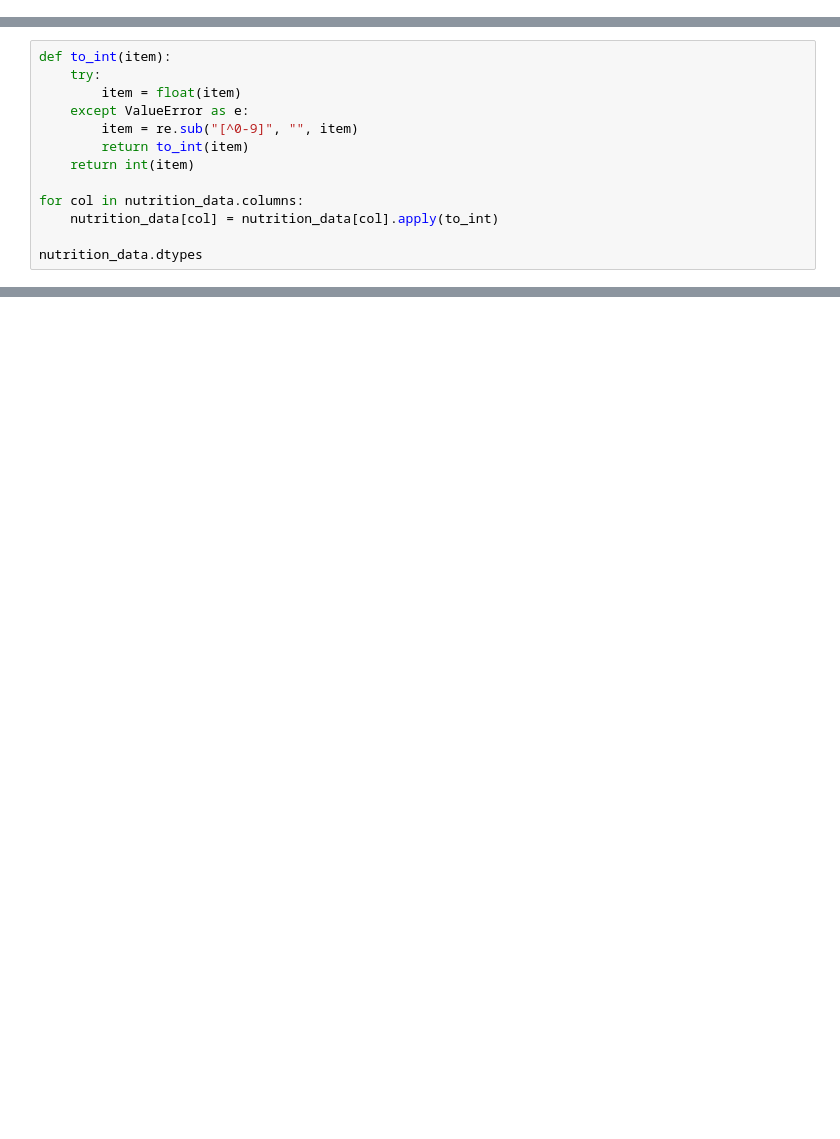
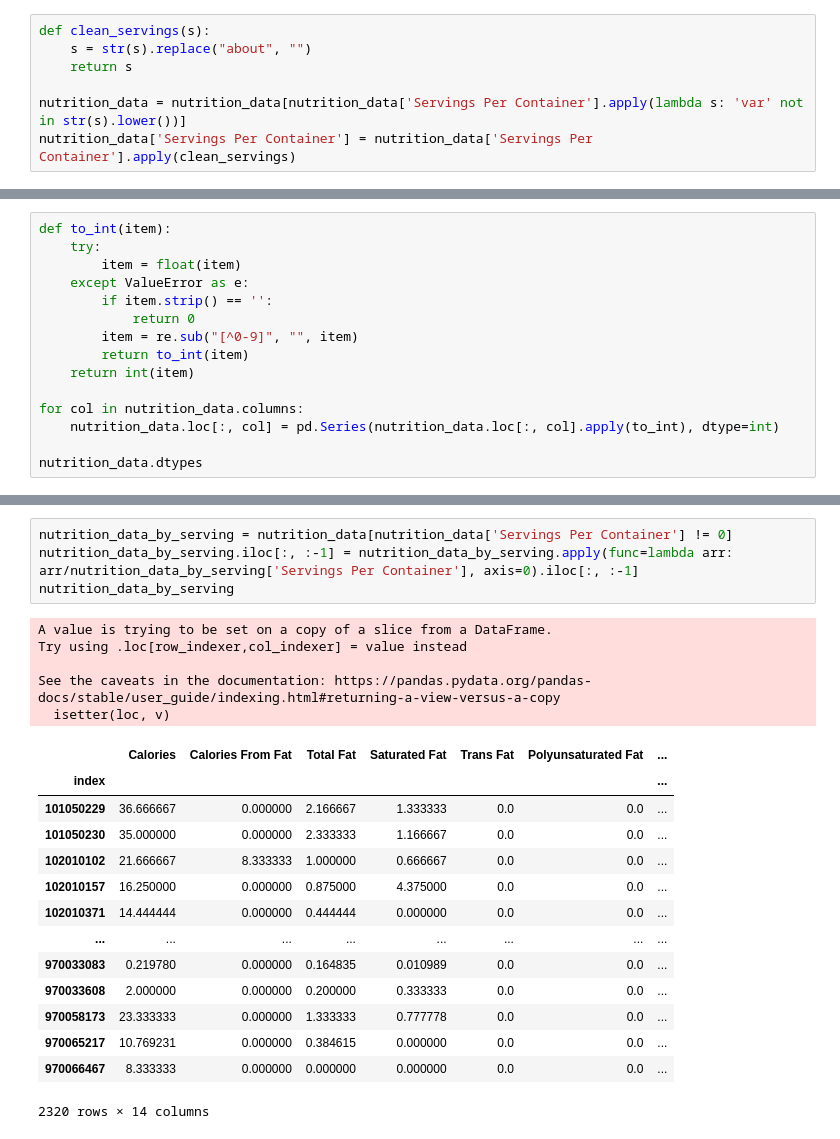
Before and after one commit to aurumkathuria/Foodify, a Jupyter notebook: Safeway Recommendation Model.ipynb, the cells around one changed output, grey strips where cells are left out. Cells and saved outputs as stored; diff of their text form; blank space fills up the shorter version.

```diff
--- a/Safeway Recommendation Model.ipynb
+++ b/Safeway Recommendation Model.ipynb
@@ -80,0 +158,7 @@ nutrition_data = nutrition_data.fillna(0)
+# %%
+def clean_servings(s):
+    s = str(s).replace("about", "")
+    return s
+
+nutrition_data = nutrition_data[nutrition_data['Servings Per Container'].apply(lambda s: 'var' not in str(s).lower())]
+nutrition_data['Servings Per Container'] = nutrition_data['Servings Per Container'].apply(clean_servings)
@@ -83,12 +172,14 @@ def to_int(item):
     try:
         item = float(item)
     except ValueError as e:
+        if item.strip() == '':
+            return 0
         item = re.sub("[^0-9]", "", item)
         return to_int(item)
     return int(item)
 
 for col in nutrition_data.columns:
-    nutrition_data[col] = nutrition_data[col].apply(to_int)
+    nutrition_data.loc[:, col] = pd.Series(nutrition_data.loc[:, col].apply(to_int), dtype=int)
 
 nutrition_data.dtypes
 # %% [output]
@@ -108,0 +205,24 @@ dtype: object
+# %%
+nutrition_data_by_serving = nutrition_data[nutrition_data['Servings Per Container'] != 0]
+nutrition_data_by_serving.iloc[:, :-1] = nutrition_data_by_serving.apply(func=lambda arr: arr/nutrition_data_by_serving['Servings Per Container'], axis=0).iloc[:, :-1]
+nutrition_data_by_serving
+# %% [output]
+A value is trying to be set on a copy of a slice from a DataFrame.
+Try using .loc[row_indexer,col_indexer] = value instead
+
+See the caveats in the documentation: https://pandas.pydata.org/pandas-docs/stable/user_guide/indexing.html#returning-a-view-versus-a-copy
+  isetter(loc, v)
+|  | Calories | Calories From Fat | Total Fat | Saturated Fat | Trans Fat | Polyunsaturated Fat | ... |
+| index |  |  |  |  |  |  | ... |
+| 101050229 | 36.666667 | 0.000000 | 2.166667 | 1.333333 | 0.0 | 0.0 | ... |
+| 101050230 | 35.000000 | 0.000000 | 2.333333 | 1.166667 | 0.0 | 0.0 | ... |
+| 102010102 | 21.666667 | 8.333333 | 1.000000 | 0.666667 | 0.0 | 0.0 | ... |
+| 102010157 | 16.250000 | 0.000000 | 0.875000 | 4.375000 | 0.0 | 0.0 | ... |
+| 102010371 | 14.444444 | 0.000000 | 0.444444 | 0.000000 | 0.0 | 0.0 | ... |
+| ... | ... | ... | ... | ... | ... | ... | ... |
+| 970033083 | 0.219780 | 0.000000 | 0.164835 | 0.010989 | 0.0 | 0.0 | ... |
+| 970033608 | 2.000000 | 0.000000 | 0.200000 | 0.333333 | 0.0 | 0.0 | ... |
+| 970058173 | 23.333333 | 0.000000 | 1.333333 | 0.777778 | 0.0 | 0.0 | ... |
+| 970065217 | 10.769231 | 0.000000 | 0.384615 | 0.000000 | 0.0 | 0.0 | ... |
+| 970066467 | 8.333333 | 0.000000 | 0.000000 | 0.000000 | 0.0 | 0.0 | ... |
+2320 rows × 14 columns
```
Also changed, not shown: parts of 29 cells of this notebook, 4 other files.
